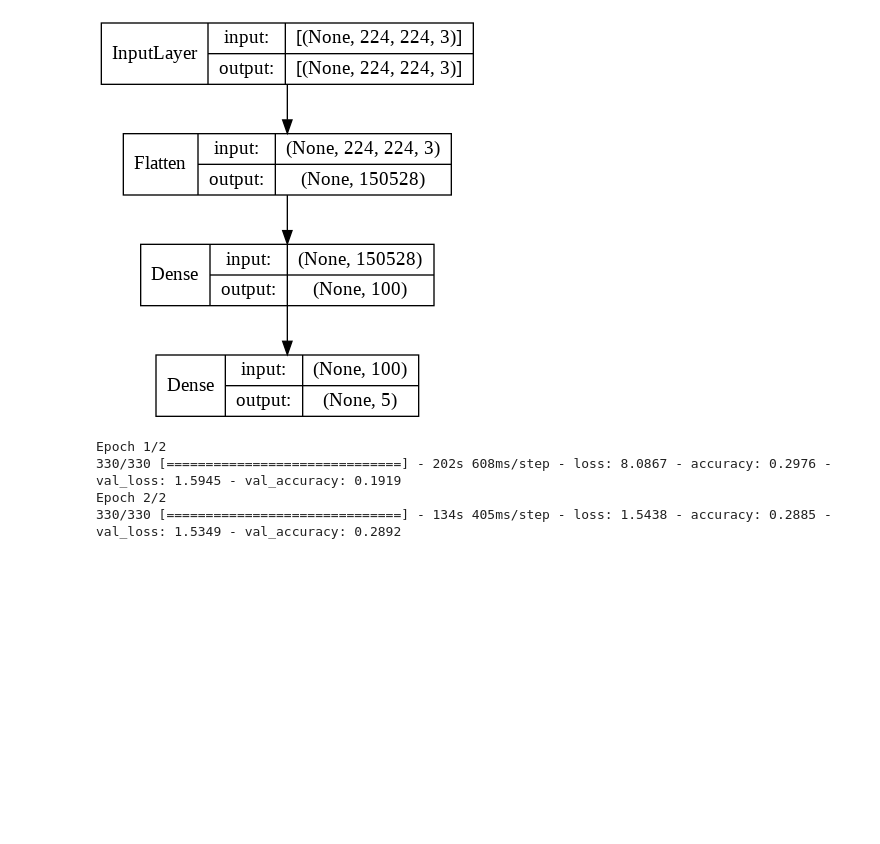
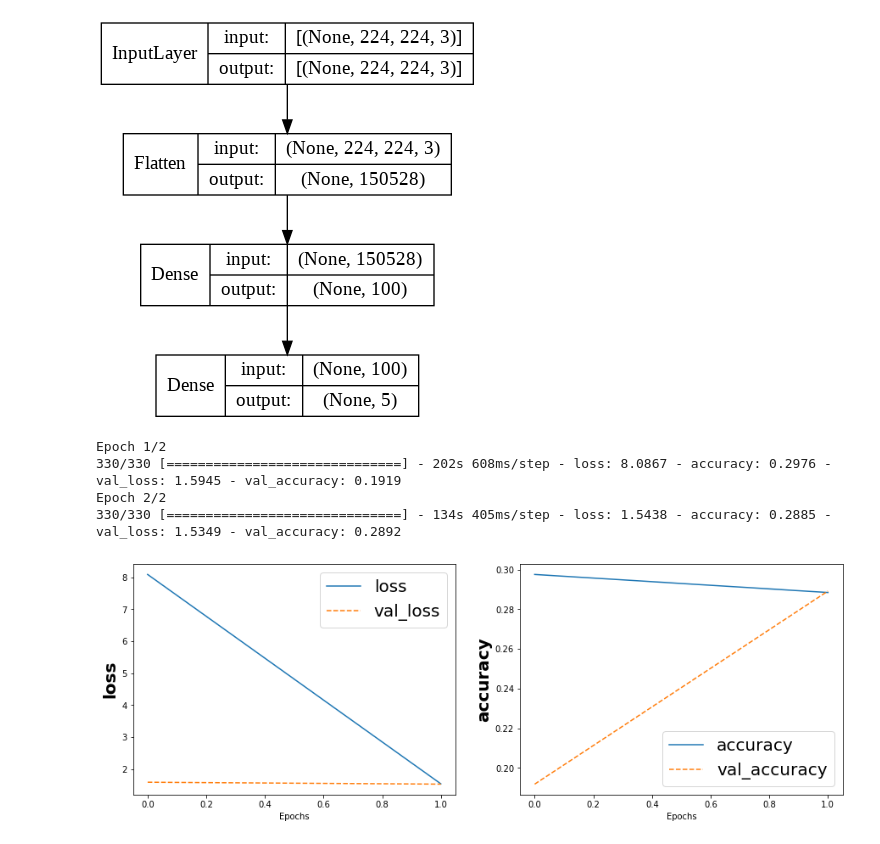
Before and after one commit to mralamdari/Machine_Learning_Projects, a Jupyter notebook: Machine_Perception_with_Flowers_Classifier.ipynb, the cells around one changed output. Drawn from its saved outputs; the diff is of its cells as text; code cells hidden in the pictures; blank space fills up the shorter version.

```diff
--- a/Machine_Perception_with_Flowers_Classifier.ipynb
+++ b/Machine_Perception_with_Flowers_Classifier.ipynb
@@ -225,11 +225,16 @@ Epoch 1/2
 Epoch 2/2
 330/330 [==============================] - 134s 405ms/step - loss: 1.5438 - accuracy: 0.2885 - val_loss: 1.5349 - val_accuracy: 0.2892
 # %%
-def training_plot(metrics, history):
+def training_plot(history):
+  metrics = ['loss', 'accuracy']
   f, ax = plt.subplots(1, len(metrics), figsize=(15, 5))
   for idx, metric in enumerate(metrics):
     ax[idx].plot(history.history[metric])
     ax[idx].set_xlabel('Epochs')
-    ax[idx].set_ylabel(metric, fonwidth='bold', fontsize=20)
+    ax[idx].set_ylabel(metric, fontweight='bold', fontsize=20)
     ax[idx].plot(history.history[f'val_{metric}'], ls='dashed')
     ax[idx].legend([metric, f'val_{metric}'], fontsize=20)
+# %%
+training_plot(history)
+# %% [output]
+[figure, added]
```
